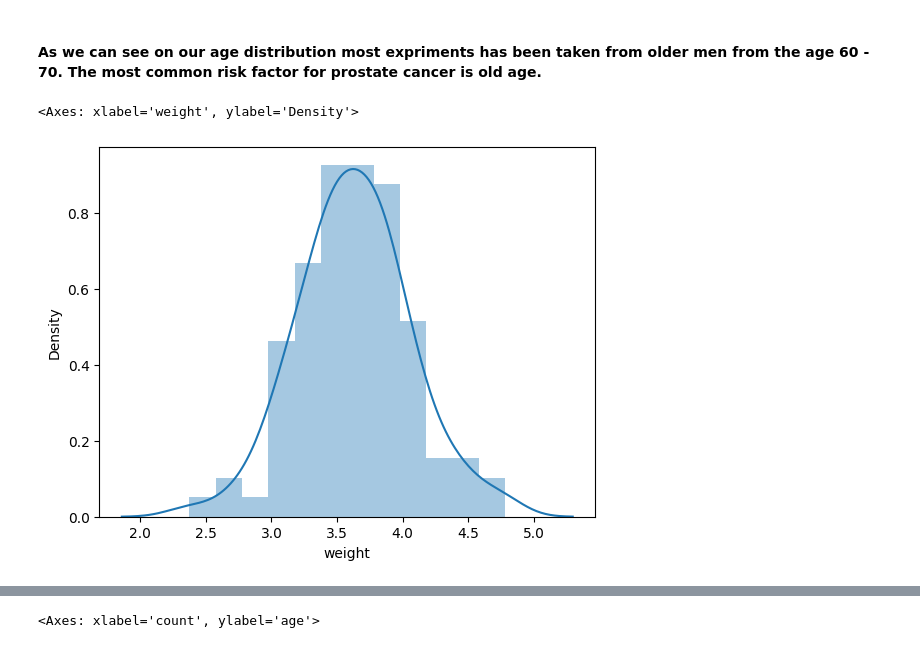
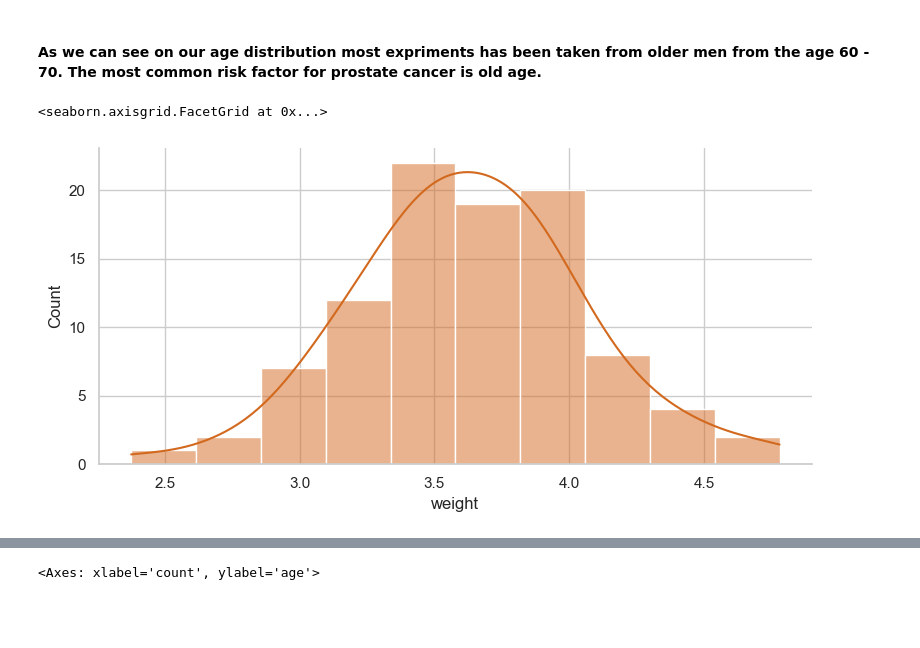
Before and after one commit to Ammon21/Prostate-Cancer-Detection, a Jupyter notebook: notebooks/EDA.ipynb, the cells around one changed output, grey strips where cells are left out. Cells and saved outputs as stored; diff of their text form; code cells hidden in the pictures; blank space fills up the shorter version.

```diff
--- a/notebooks/EDA.ipynb
+++ b/notebooks/EDA.ipynb
@@ -66,7 +66,7 @@ sns.distplot(df.age)
 # %% [markdown]
 #### As we can see on our age distribution most expriments has been taken from older men from the age 60 - 70. The most common risk factor for prostate cancer is old age.
-# %%
-sns.distplot(df.weight)
-# %% [output]
-<Axes: xlabel='weight', ylabel='Density'>
-[figure, removed]
+# %%
+sns.displot(data=df, x="weight", color='chocolate', kde=True, height=4, aspect=2, bins=10)
+# %% [output]
+<seaborn.axisgrid.FacetGrid at 0x...>
+[figure, added]
```
Also changed, not shown: parts of 8 cells of this notebook, 2 other files.
